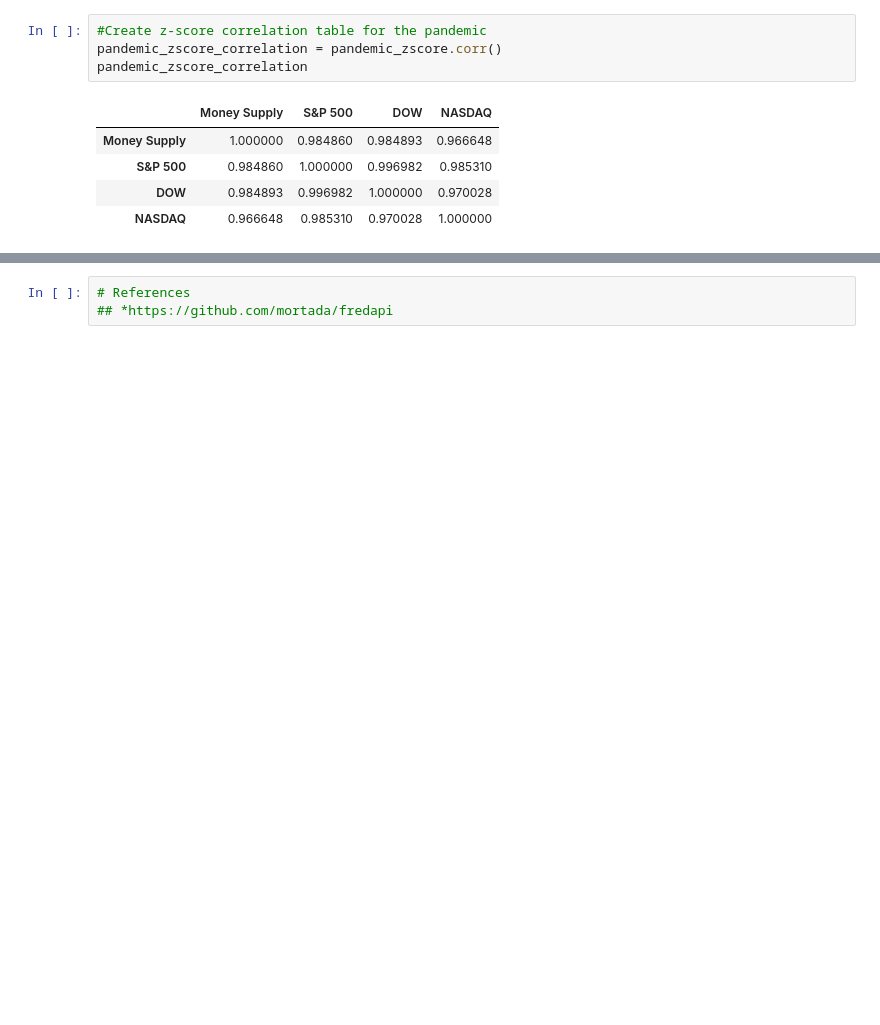
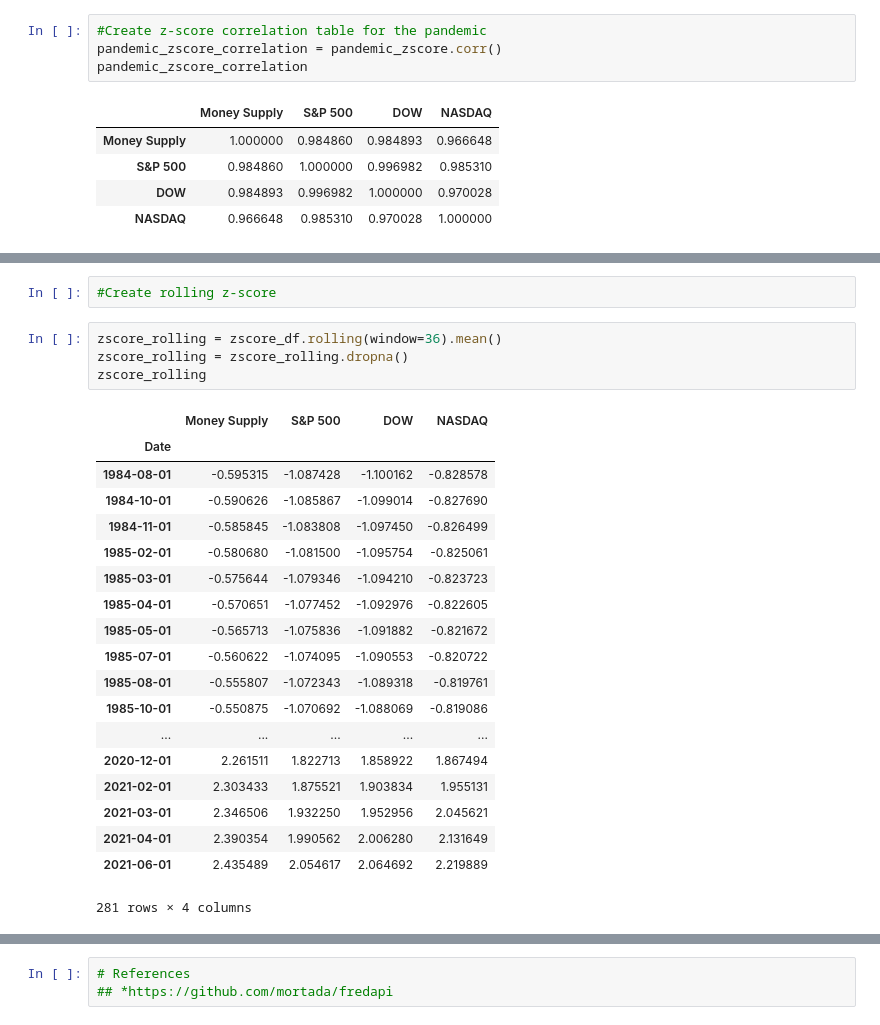
Before and after one commit to schm1263/Fintech_Project_1, a Jupyter notebook: Stock_Index_Comparisons.ipynb, the cells around one changed output, grey strips where cells are left out. Drawn from its saved outputs; the diff is of its cells as text; blank space fills up the shorter version.

```diff
--- a/Stock_Index_Comparisons.ipynb
+++ b/Stock_Index_Comparisons.ipynb
@@ -265,3 +265,29 @@ pandemic_zscore_correlation
 pandemic_zscore_correlation.hvplot.heatmap(title = 'Z-Score Correlation of Money Supply v.s. Major Stock Indices during the Pandemic')
 # %% [output]
 [interactive output not drawn]
+# %%
+#Create rolling z-score
+# %%
+zscore_rolling = zscore_df.rolling(window=36).mean()
+zscore_rolling = zscore_rolling.dropna()
+zscore_rolling
+# %% [output]
+|  | Money Supply | S&P 500 | DOW | NASDAQ |
+| Date |  |  |  |  |
+| 1984-08-01 | -0.595315 | -1.087428 | -1.100162 | -0.828578 |
+| 1984-10-01 | -0.590626 | -1.085867 | -1.099014 | -0.827690 |
+| 1984-11-01 | -0.585845 | -1.083808 | -1.097450 | -0.826499 |
+| 1985-02-01 | -0.580680 | -1.081500 | -1.095754 | -0.825061 |
+| 1985-03-01 | -0.575644 | -1.079346 | -1.094210 | -0.823723 |
+| 1985-04-01 | -0.570651 | -1.077452 | -1.092976 | -0.822605 |
+| 1985-05-01 | -0.565713 | -1.075836 | -1.091882 | -0.821672 |
+| 1985-07-01 | -0.560622 | -1.074095 | -1.090553 | -0.820722 |
+| 1985-08-01 | -0.555807 | -1.072343 | -1.089318 | -0.819761 |
+| 1985-10-01 | -0.550875 | -1.070692 | -1.088069 | -0.819086 |
+| ... | ... | ... | ... | ... |
+| 2020-12-01 | 2.261511 | 1.822713 | 1.858922 | 1.867494 |
+| 2021-02-01 | 2.303433 | 1.875521 | 1.903834 | 1.955131 |
+| 2021-03-01 | 2.346506 | 1.932250 | 1.952956 | 2.045621 |
+| 2021-04-01 | 2.390354 | 1.990562 | 2.006280 | 2.131649 |
+| 2021-06-01 | 2.435489 | 2.054617 | 2.064692 | 2.219889 |
+281 rows × 4 columns
```
Also changed, not shown: parts of 3 cells of this notebook, 2 other files.
